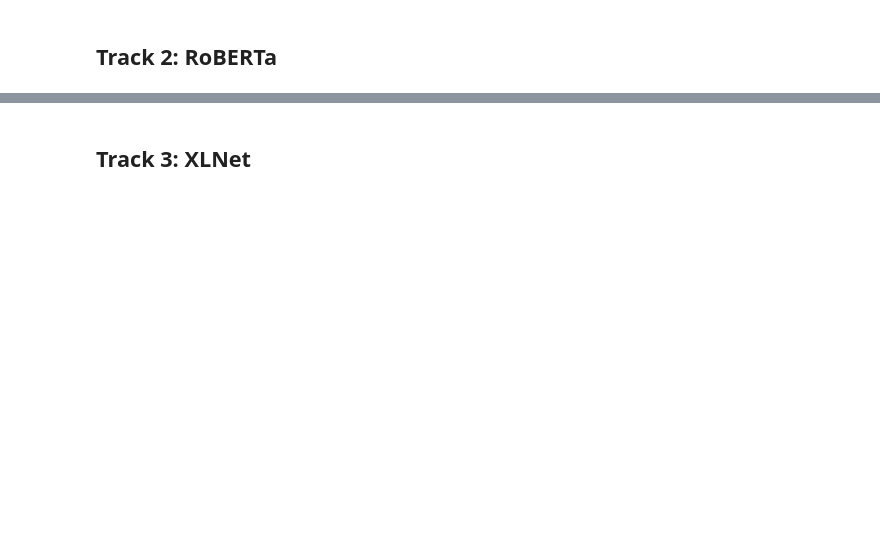
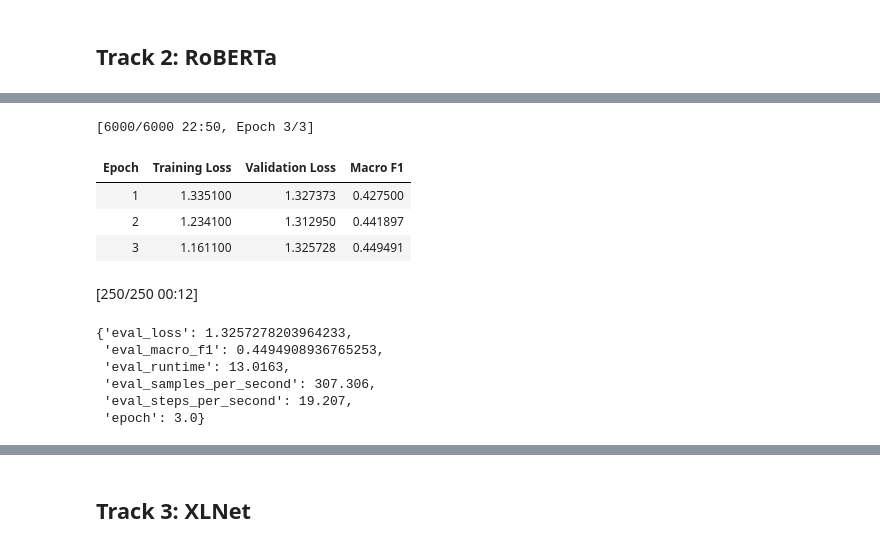
Before and after one commit to eldananyss21/assignment-3-classification, a Jupyter notebook: code/assignment3_code.ipynb, the cells around one changed output, grey strips where cells are left out. Cells and saved outputs as stored; diff of their text form; code cells hidden in the pictures; blank space fills up the shorter version.

```diff
--- a/code/assignment3_code.ipynb
+++ b/code/assignment3_code.ipynb
@@ -30,13 +30,14 @@ from sklearn import svm
 print("Using GPU:", torch.cuda.is_available())
 
 # IMPORT DATA
-train = pd.read_csv("../data/train.csv")
-dev = pd.read_csv("../data/dev.csv")
-test = pd.read_csv("../data/test.csv")
+train = pd.read_csv("data/train.csv")
+dev = pd.read_csv("data/dev.csv")
+test = pd.read_csv("data/test.csv")
 
 # ENCODE LABELS
 label_encoder = LabelEncoder()
-label_encoder.fit(train["label"].tolist() + dev["label"].tolist())
+train['label'] = label_encoder.fit_transform(train['label'])
+dev['label'] = label_encoder.transform(dev['label'])
 label_names = label_encoder.classes_.tolist()
 label2id = {name: i for i, name in enumerate(label_names)}
 id2label = {i: name for i, name in enumerate(label_names)}
@@ -110,8 +120,8 @@ model = AutoModelForSequenceClassification.from_pretrained(model_name,
                                                            id2label=id2label,
                                                            label2id=label2id)
 
-args = TrainingArguments(output_dir = "./code/results_roberta",
-                         evaluation_strategy="epoch",
+args = TrainingArguments(output_dir = "code/results_roberta",
+                         eval_strategy="epoch",
                          save_strategy="epoch",
                          learning_rate=1e-5,
                          per_device_train_batch_size=16,
@@ -143 +153,20 @@ trainer.evaluate()
+# %%
+import os
+os.environ["WANDB_DISABLED"] = "true"
+
+trainer.train()
+trainer.evaluate()
+# %% [output]
+[6000/6000 22:50, Epoch 3/3]
+| Epoch | Training Loss | Validation Loss | Macro F1 |
+| 1 | 1.335100 | 1.327373 | 0.427500 |
+| 2 | 1.234100 | 1.312950 | 0.441897 |
+| 3 | 1.161100 | 1.325728 | 0.449491 |
+[250/250 00:12]
+{'eval_loss': 1.3257278203964233,
+ 'eval_macro_f1': 0.4494908936765253,
+ 'eval_runtime': 13.0163,
+ 'eval_samples_per_second': 307.306,
+ 'eval_steps_per_second': 19.207,
+ 'epoch': 3.0}
 # %%
```
Also changed, not shown: parts of 12 cells of this notebook.
